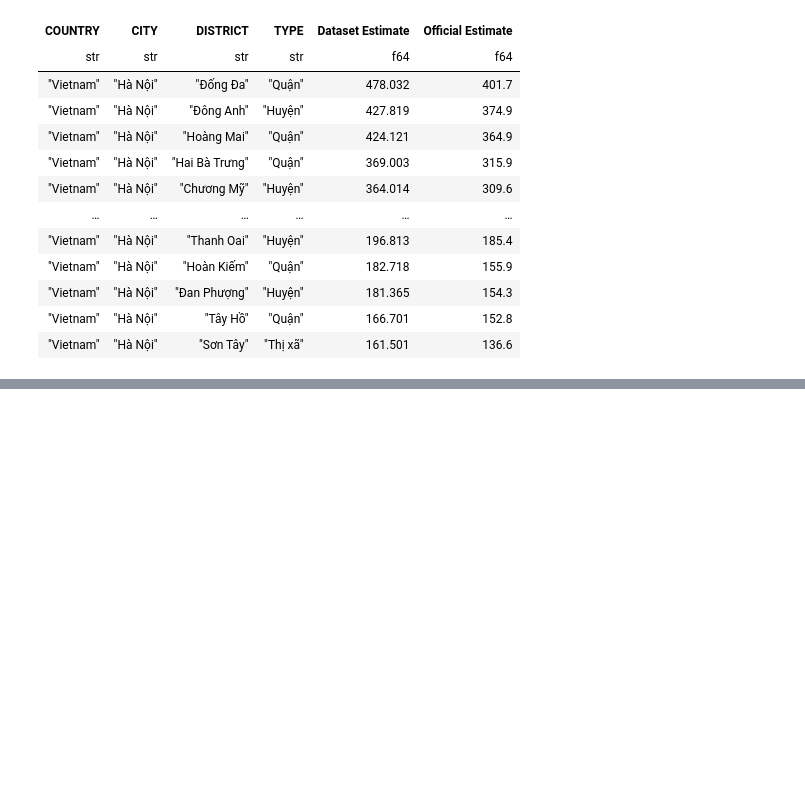
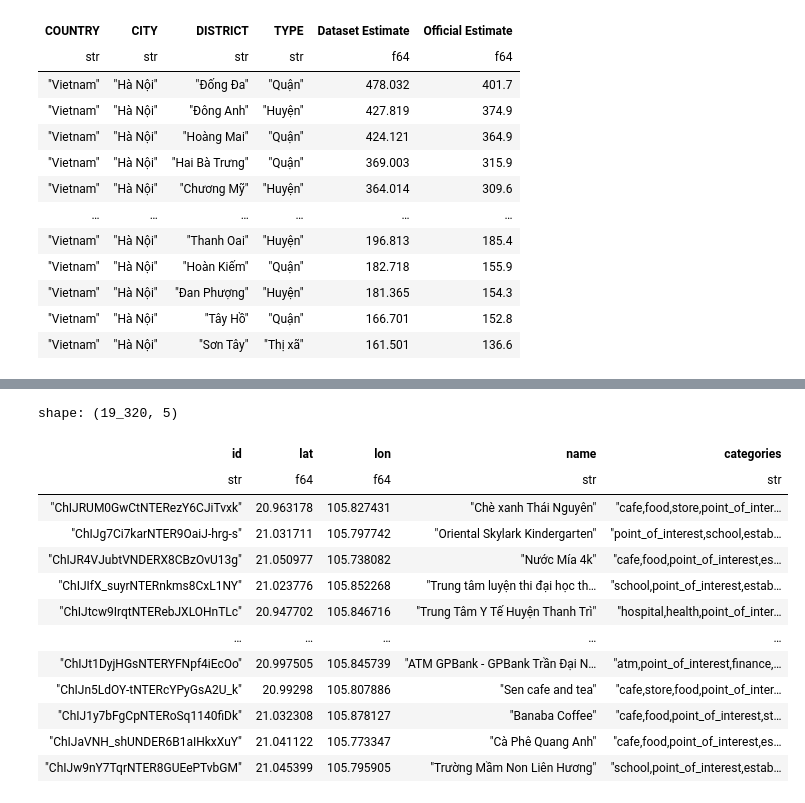
Before and after one commit to Lucifer-02/map-analyzer, a Jupyter notebook: eda.ipynb, the cells around one changed output, grey strips where cells are left out. Drawn from its saved outputs; the diff is of its cells as text; code cells hidden in the pictures; blank space fills up the shorter version.

```diff
--- a/eda.ipynb
+++ b/eda.ipynb
@@ -112,3 +113,21 @@ official_chart = alt.Chart(data).mark_tick(color='red').encode(
 dataset_chart | official_chart
 # %% [output]
 [interactive output not drawn]
+# %%
+df = pl.read_parquet("./datasets/raw/area_pois.parquet")
+df.unique(subset=["id"])
+# %% [output]
+shape: (19_320, 5)
+| id | lat | lon | name | categories |
+| str | f64 | f64 | str | str |
+| "ChIJRUM0GwCtNTERezY6CJiTvxk" | 20.963178 | 105.827431 | "Chè xanh Thái Nguyên" | "cafe,food,store,point_of_inter… |
+| "ChIJg7Ci7karNTER9OaiJ-hrg-s" | 21.031711 | 105.797742 | "Oriental Skylark Kindergarten" | "point_of_interest,school,estab… |
+| "ChIJR4VJubtVNDERX8CBzOvU13g" | 21.050977 | 105.738082 | "Nước Mía 4k" | "cafe,food,point_of_interest,es… |
+| "ChIJIfX_suyrNTERnkms8CxL1NY" | 21.023776 | 105.852268 | "Trung tâm luyện thi đại học th… | "school,point_of_interest,estab… |
+| "ChIJtcw9IrqtNTERebJXLOHnTLc" | 20.947702 | 105.846716 | "Trung Tâm Y Tế Huyện Thanh Trì" | "hospital,health,point_of_inter… |
+| … | … | … | … | … |
+| "ChIJt1DyjHGsNTERYFNpf4iEcOo" | 20.997505 | 105.845739 | "ATM GPBank - GPBank Trần Đại N… | "atm,point_of_interest,finance,… |
+| "ChIJn5LdOY-tNTERcYPyGsA2U_k" | 20.99298 | 105.807886 | "Sen cafe and tea" | "cafe,store,food,point_of_inter… |
+| "ChIJ1y7bFgCpNTERoSq1140fiDk" | 21.032308 | 105.878127 | "Banaba Coffee" | "cafe,food,point_of_interest,st… |
+| "ChIJaVNH_shUNDER6B1aIHkxXuY" | 21.041122 | 105.773347 | "Cà Phê Quang Anh" | "cafe,food,point_of_interest,es… |
+| "ChIJw9nY7TqrNTER8GUEePTvbGM" | 21.045399 | 105.795905 | "Trường Mầm Non Liên Hương" | "school,point_of_interest,estab… |
```
Also changed, not shown: parts of 2 cells of this notebook, 2 other files.
